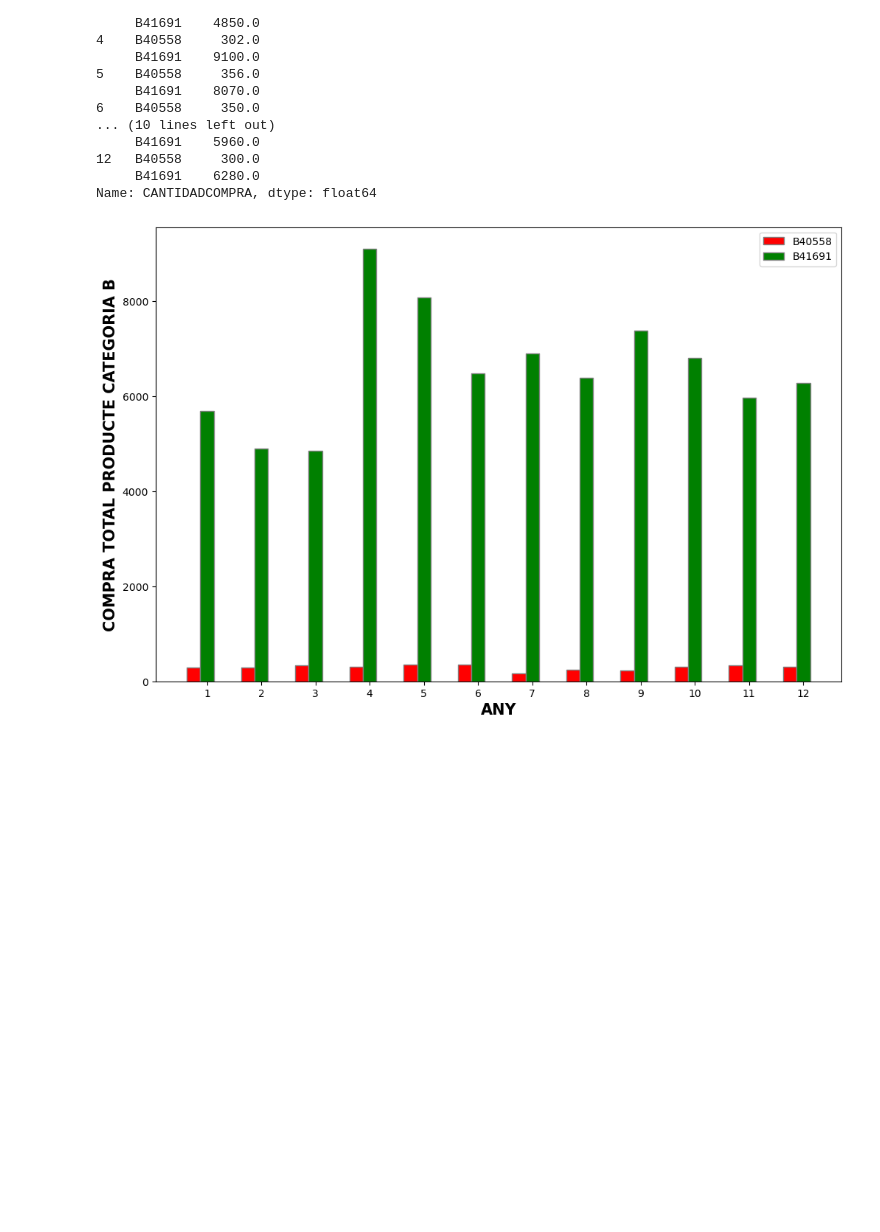
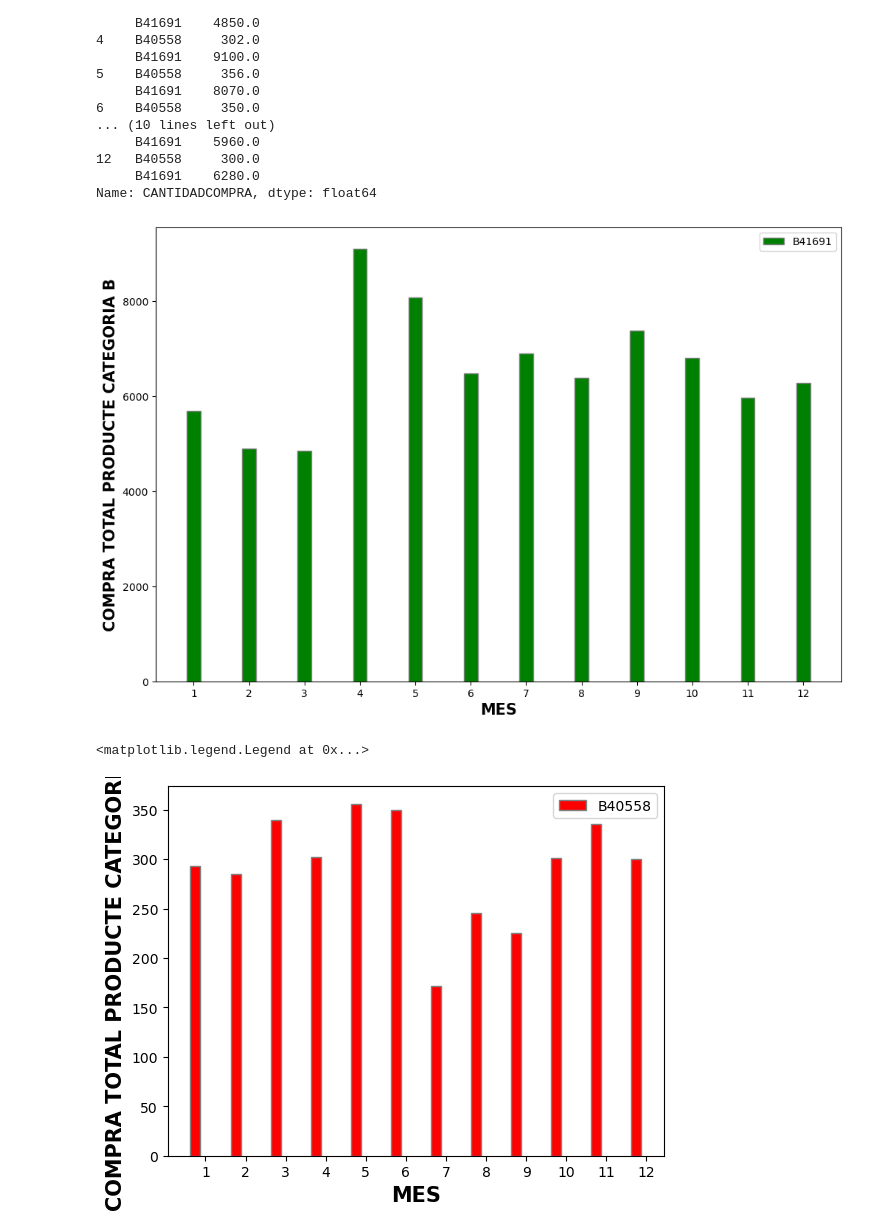
Before and after one commit to sgxaviii/Datathon-FME-2023, a Jupyter notebook: Repte NTTData/main.ipynb, the cells around one changed output. Saved outputs shown, nothing was run; the diff lists cells and outputs as text; code cells hidden in the pictures; blank space fills up the shorter version.

```diff
--- a/Repte NTTData/main.ipynb
+++ b/Repte NTTData/main.ipynb
@@ -61,34 +61,48 @@ valors_primer = np.zeros(12)
 valors_segon = np.zeros(12)
 j = 0
 k = 0
 for i in range(len(dfB)):
     if i%2 == 0:
         valors_primer[j] = list(dfB)[i]
         j += 1
     else:
         valors_segon[k] = list(dfB)[i]
         k += 1
 
 mesos = np.arange(1, 13)
 
 barWidth = 0.25
 fig = plt.subplots(figsize=(12,8))
 
 br1 = np.arange(len(valors_primer))
 br2 = [x + barWidth for x in br1]
 
 
-plt.bar(br1, valors_primer, color ='r', width = barWidth,
-        edgecolor ='grey', label ='B40558')
+"""plt.bar(br1, valors_primer, color ='r', width = barWidth,
+        edgecolor ='grey', label ='B40558') """
 plt.bar(br2, valors_segon, color ='g', width = barWidth,
         edgecolor ='grey', label ='B41691')
 
-plt.xlabel('ANY', fontweight ='bold', fontsize = 15)
+plt.xlabel('MES', fontweight ='bold', fontsize = 15)
 plt.ylabel('COMPRA TOTAL PRODUCTE CATEGORIA B', fontweight ='bold', fontsize = 15)
 plt.xticks([r + barWidth for r in range(len(valors_primer))],
         mesos)
 
 plt.legend()
 plt.show()
+
+plt.bar(br1, valors_primer, color ='r', width = barWidth,
+        edgecolor ='grey', label ='B40558')
+"""plt.bar(br2, valors_segon, color ='g', width = barWidth,
+        edgecolor ='grey', label ='B41691') """
+
+plt.xlabel('MES', fontweight ='bold', fontsize = 15)
+plt.ylabel('COMPRA TOTAL PRODUCTE CATEGORIA B', fontweight ='bold', fontsize = 15)
+plt.xticks([r + barWidth for r in range(len(valors_primer))],
+        mesos)
+
+plt.legend()
 # %% [output]
-[figure, old version]
+[figure, new version]
+<matplotlib.legend.Legend at 0x...>
+[figure, added]
```
